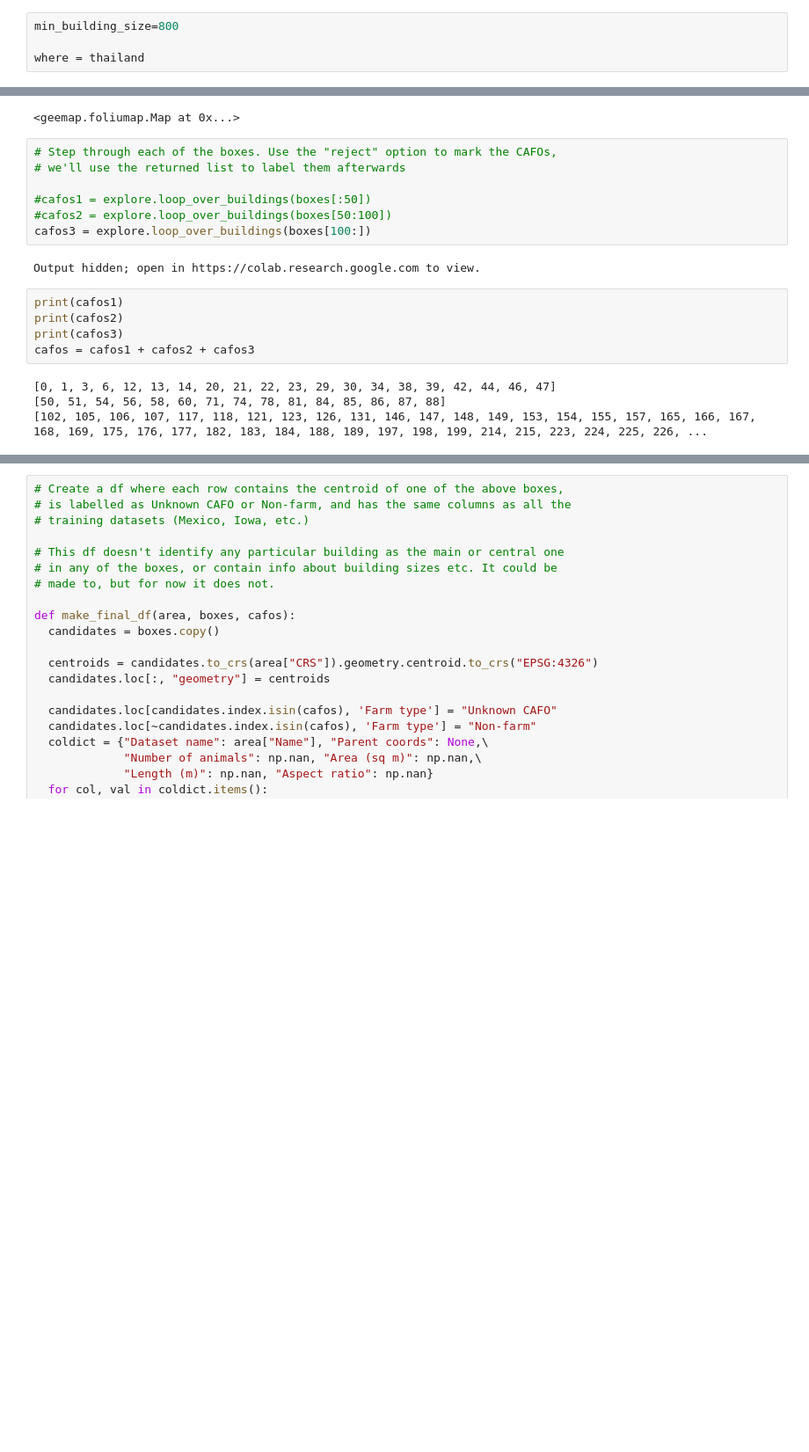
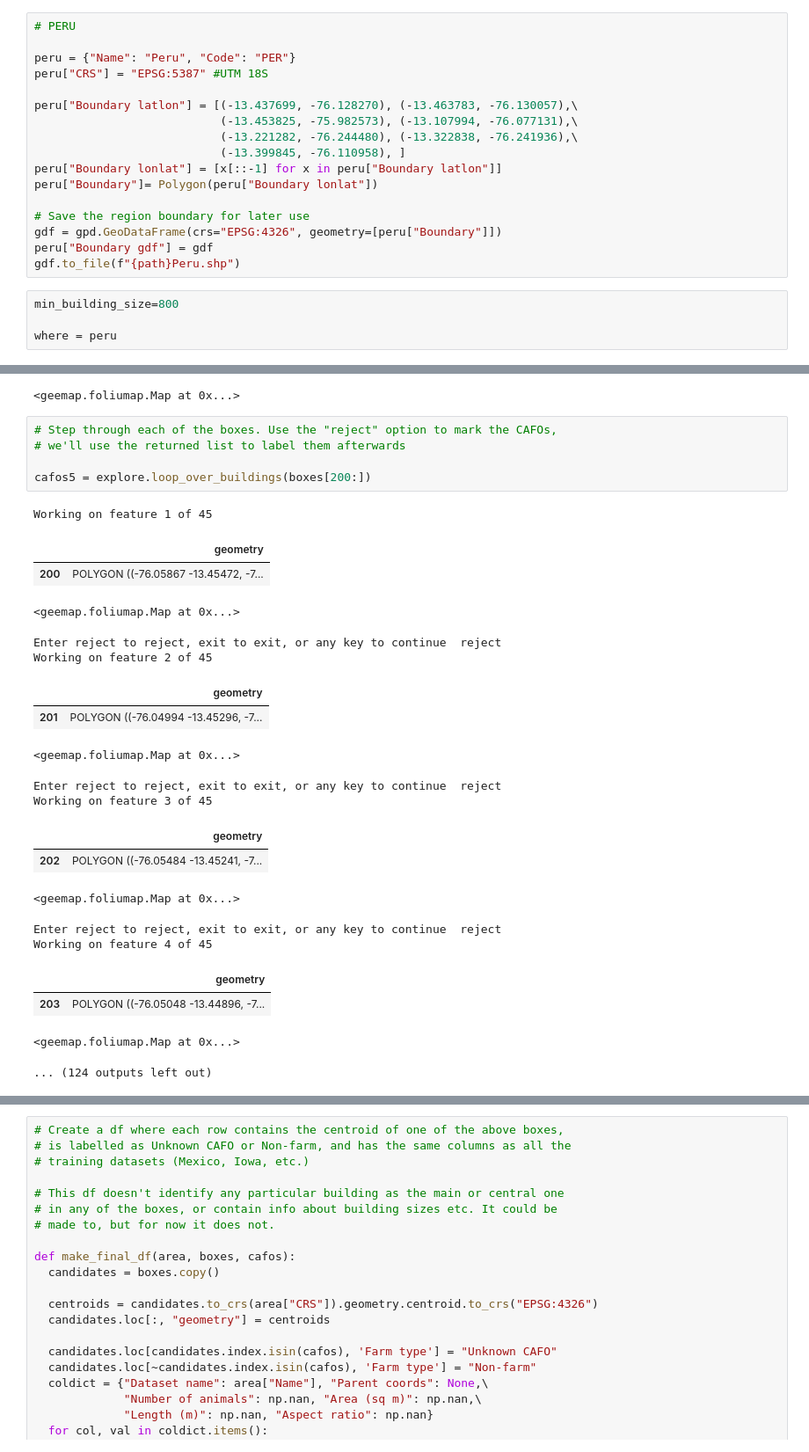
Before and after one commit to rachelemason/CAFO-AI, a Jupyter notebook: 7_heldOutRegions.ipynb, the cells around one changed output, grey strips where cells are left out. Shown at 88% size. Saved outputs shown, nothing was run; the diff lists cells and outputs as text; blank space fills up the shorter version.

Commit message:
Added Peru to 7_heldOutRegions

```diff
--- a/7_heldOutRegions.ipynb
+++ b/7_heldOutRegions.ipynb
@@ -68,10 +68,27 @@ thailand["Boundary"]= Polygon(thailand["Boundary lonlat"])
 gdf = gpd.GeoDataFrame(crs="EPSG:4326", geometry=[thailand["Boundary"]])
 thailand["Boundary gdf"] = gdf
 gdf.to_file(f"{path}Thailand.shp")
+# %%
+# PERU
+
+peru = {"Name": "Peru", "Code": "PER"}
+peru["CRS"] = "EPSG:5387" #UTM 18S
+
+peru["Boundary latlon"] = [(-13.437699, -76.128270), (-13.463783, -76.130057),\
+                           (-13.453825, -75.982573), (-13.107994, -76.077131),\
+                           (-13.221282, -76.244480), (-13.322838, -76.241936),\
+                           (-13.399845, -76.110958), ]
+peru["Boundary lonlat"] = [x[::-1] for x in peru["Boundary latlon"]]
+peru["Boundary"]= Polygon(peru["Boundary lonlat"])
+
+# Save the region boundary for later use
+gdf = gpd.GeoDataFrame(crs="EPSG:4326", geometry=[peru["Boundary"]])
+peru["Boundary gdf"] = gdf
+gdf.to_file(f"{path}Peru.shp")
 # %%
 min_building_size=800
 
-where = thailand
+where = peru
 # %%
 # Obtain a feature collection of buildings > min_building_size within the
 # specified boundary
@@ -164,18 +181,26 @@ Map
 # %%
 # Step through each of the boxes. Use the "reject" option to mark the CAFOs,
 # we'll use the returned list to label them afterwards
 
-#cafos1 = explore.loop_over_buildings(boxes[:50])
-#cafos2 = explore.loop_over_buildings(boxes[50:100])
-cafos3 = explore.loop_over_buildings(boxes[100:])
+cafos5 = explore.loop_over_buildings(boxes[200:])
 # %% [output]
-Output hidden; open in https://colab.research.google.com to view.
+Working on feature 1 of 45
+|  | geometry |
+| 200 | POLYGON ((-76.05867 -13.45472, -7... |
+<geemap.foliumap.Map at 0x...>
+Enter reject to reject, exit to exit, or any key to continue  reject
+Working on feature 2 of 45
+|  | geometry |
+| 201 | POLYGON ((-76.04994 -13.45296, -7... |
+<geemap.foliumap.Map at 0x...>
+Enter reject to reject, exit to exit, or any key to continue  reject
+Working on feature 3 of 45
+|  | geometry |
+| 202 | POLYGON ((-76.05484 -13.45241, -7... |
+<geemap.foliumap.Map at 0x...>
+Enter reject to reject, exit to exit, or any key to continue  reject
+Working on feature 4 of 45
+|  | geometry |
+| 203 | POLYGON ((-76.05048 -13.44896, -7... |
+<geemap.foliumap.Map at 0x...>
+... (124 outputs left out)
-# %%
-print(cafos1)
-print(cafos2)
-print(cafos3)
-cafos = cafos1 + cafos2 + cafos3
-# %% [output]
-[0, 1, 3, 6, 12, 13, 14, 20, 21, 22, 23, 29, 30, 34, 38, 39, 42, 44, 46, 47]
-[50, 51, 54, 56, 58, 60, 71, 74, 78, 81, 84, 85, 86, 87, 88]
-[102, 105, 106, 107, 117, 118, 121, 123, 126, 131, 146, 147, 148, 149, 153, 154, 155, 157, 165, 166, 167, 168, 169, 175, 176, 177, 182, 183, 184, 188, 189, 197, 198, 199, 214, 215, 223, 224, 225, 226, ...
```
Also changed, not shown: parts of 3 cells of this notebook.
